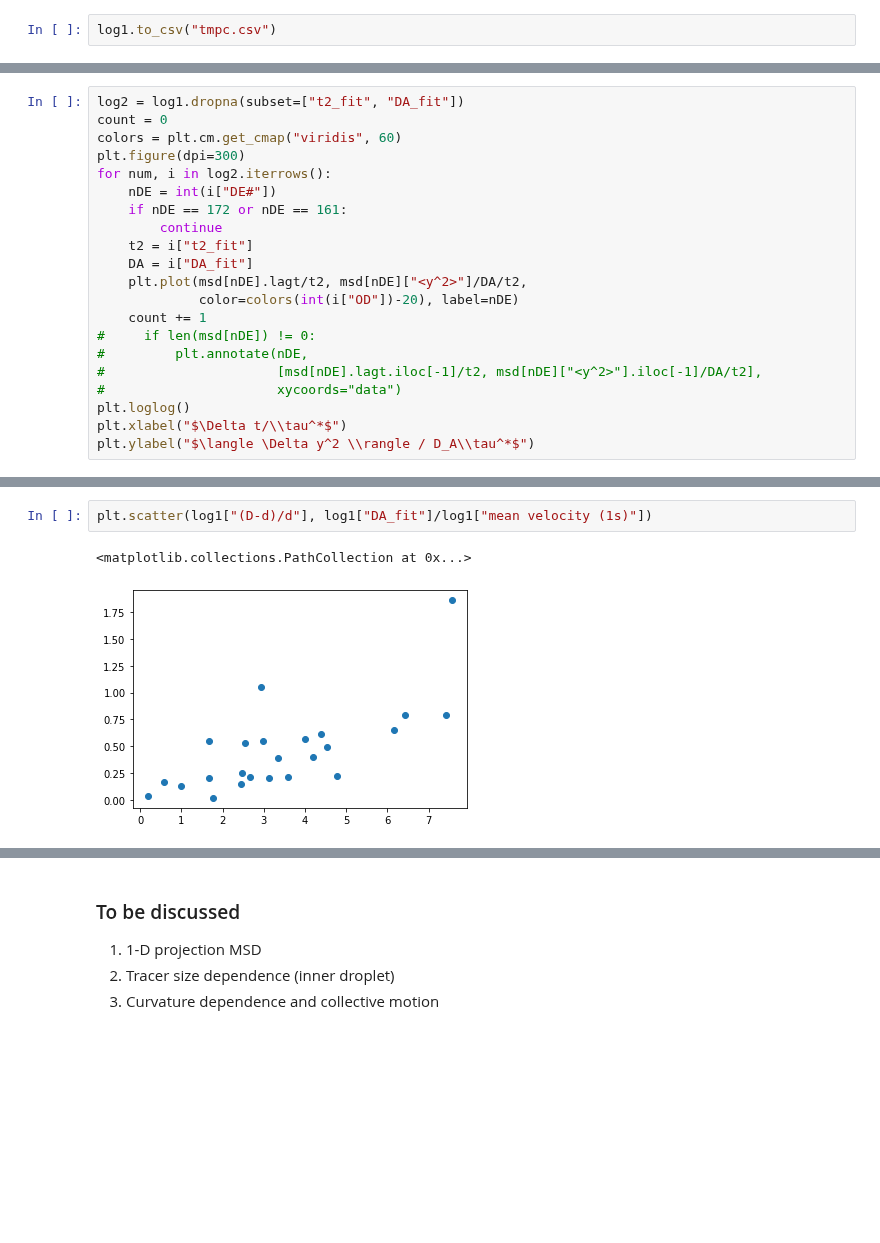
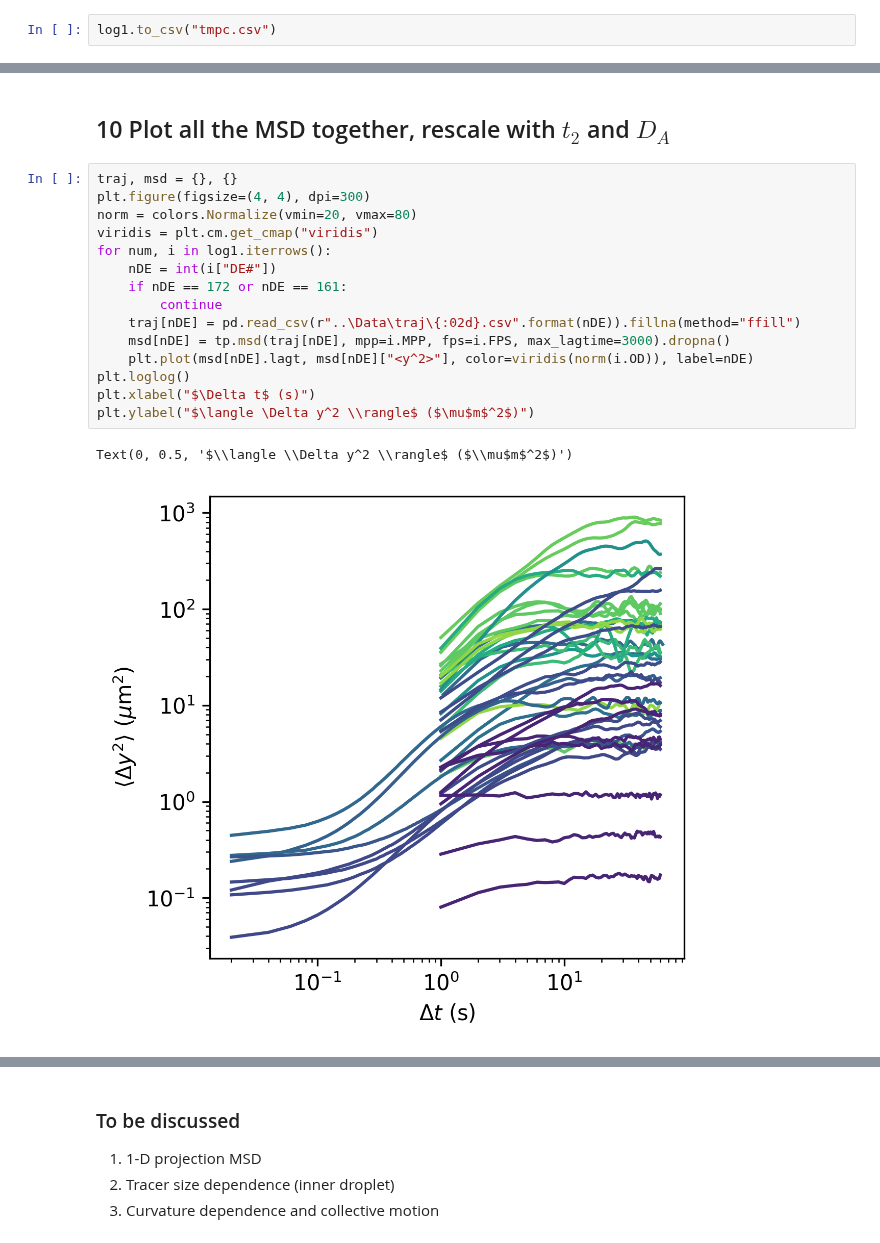
Before and after one commit to ZLoverty/DE, a Jupyter notebook: Code/DE data analysis.ipynb, the cells around one changed output, grey strips where cells are left out. Cells and saved outputs as stored; diff of their text form; blank space fills up the shorter version.

```diff
--- a/Code/DE data analysis.ipynb
+++ b/Code/DE data analysis.ipynb
@@ -1167,21 +1149,0 @@ plt.loglog()
-# %%
-log2 = log1.dropna(subset=["t2_fit", "DA_fit"])
-count = 0
-colors = plt.cm.get_cmap("viridis", 60)
-plt.figure(dpi=300)
-for num, i in log2.iterrows():
-    nDE = int(i["DE#"])
-    if nDE == 172 or nDE == 161:
-        continue
-    t2 = i["t2_fit"]
-    DA = i["DA_fit"]
-    plt.plot(msd[nDE].lagt/t2, msd[nDE]["<y^2>"]/DA/t2,
-             color=colors(int(i["OD"])-20), label=nDE)
-    count += 1
-#     if len(msd[nDE]) != 0:
-#         plt.annotate(nDE,
-#                      [msd[nDE].lagt.iloc[-1]/t2, msd[nDE]["<y^2>"].iloc[-1]/DA/t2],
-#                      xycoords="data")
-plt.loglog()
-plt.xlabel("$\Delta t/\\tau^*$")
-plt.ylabel("$\langle \Delta y^2 \\rangle / D_A\\tau^*$")
@@ -1215,5 +1150,20 @@ Text(0, 0.5, 'mean velocity ($\\mu$m/s)')
-# %%
-plt.scatter(log1["(D-d)/d"], log1["DA_fit"]/log1["mean velocity (1s)"])
-# %% [output]
-<matplotlib.collections.PathCollection at 0x...>
-[figure, removed]
+# %% [markdown]
+## 10 Plot all the MSD together, rescale with $t_2$ and $D_A$
+# %%
+traj, msd = {}, {}
+plt.figure(figsize=(4, 4), dpi=300)
+norm = colors.Normalize(vmin=20, vmax=80)
+viridis = plt.cm.get_cmap("viridis")
+for num, i in log1.iterrows():
+    nDE = int(i["DE#"])
+    if nDE == 172 or nDE == 161:
+        continue
+    traj[nDE] = pd.read_csv(r"..\Data\traj\{:02d}.csv".format(nDE)).fillna(method="ffill")
+    msd[nDE] = tp.msd(traj[nDE], mpp=i.MPP, fps=i.FPS, max_lagtime=3000).dropna()
+    plt.plot(msd[nDE].lagt, msd[nDE]["<y^2>"], color=viridis(norm(i.OD)), label=nDE)
+plt.loglog()
+plt.xlabel("$\Delta t$ (s)")
+plt.ylabel("$\langle \Delta y^2 \\rangle$ ($\mu$m$^2$)")
+# %% [output]
+Text(0, 0.5, '$\\langle \\Delta y^2 \\rangle$ ($\\mu$m$^2$)')
+[figure, added]
```
Also changed, not shown: parts of 42 cells of this notebook, 21 other files.
